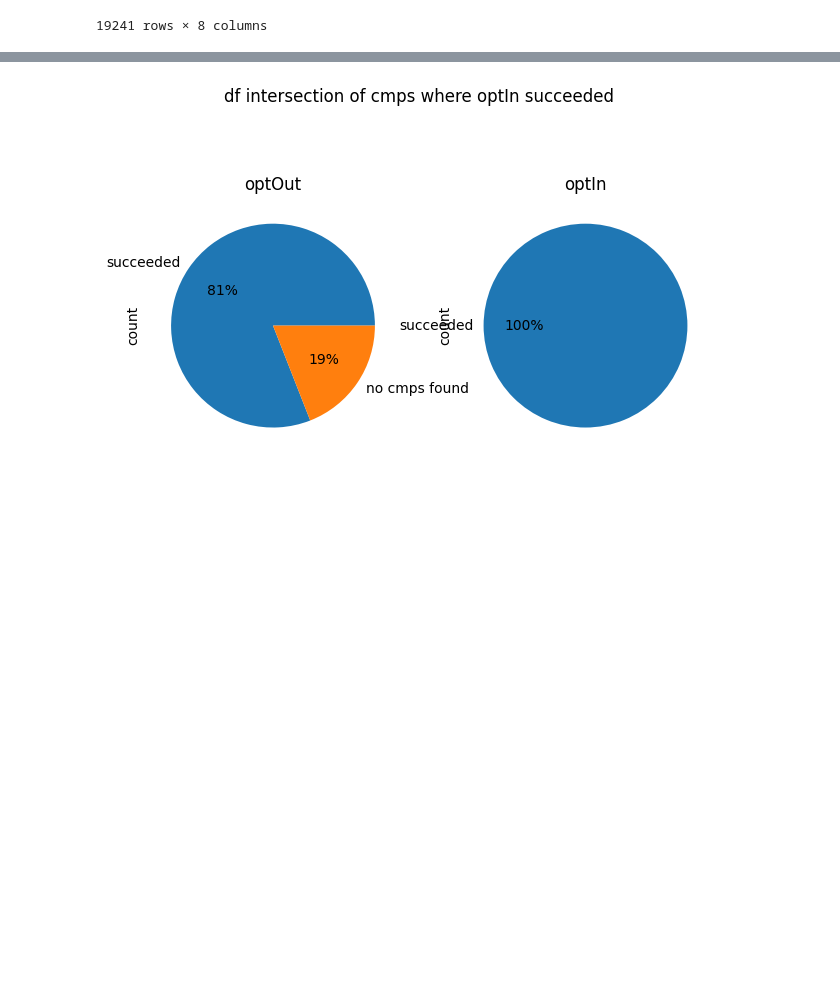
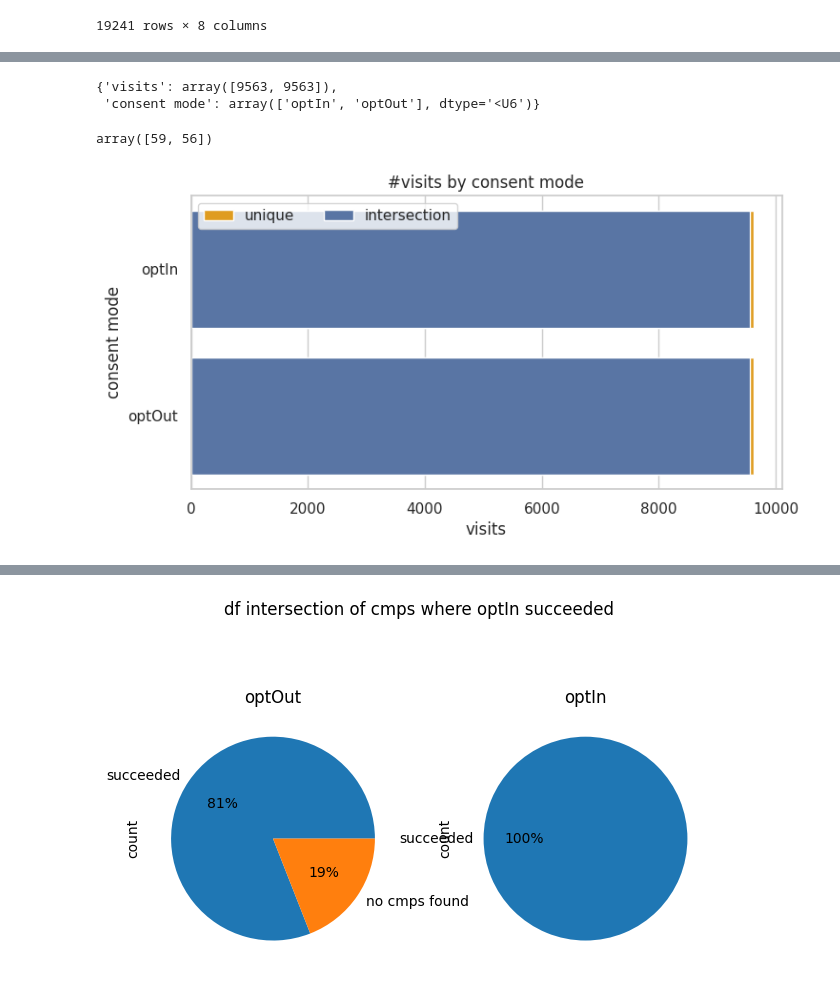
Before and after one commit to woutgit/sendBeacon-crawler, a Jupyter notebook: analysis/load_dataframe.ipynb, the cells around one changed output, grey strips where cells are left out. Saved outputs shown, nothing was run; the diff lists cells and outputs as text; code cells hidden in the pictures; blank space fills up the shorter version.

```diff
--- a/analysis/load_dataframe.ipynb
+++ b/analysis/load_dataframe.ipynb
@@ -50,3 +64,31 @@ The following graph shows the crawler's successful website visits for both the o
+# %%
+
+f, ax = plt.subplots(figsize=(8,4))
+
+intersect_len = len(val)
+successful_visits = {
+    "visits": np.array([intersect_len]*2),
+    "consent mode": np.array(["optIn", "optOut"])
+}
+unique_visits_visits = np.array([len(df_optIn)-intersect_len, len(df_optOut)-intersect_len])
+unique_visits = {
+    "visits": unique_visits_visits+successful_visits['visits'],
+    "type": np.array(["unique", "intersection"]),
+    "consent mode": np.array(["optIn", "optOut"])
+}
+display(successful_visits)
+display(unique_visits_visits)
+
+sns.barplot(y="consent mode", x="visits", data=unique_visits, color="orange", label="unique")
+sns.barplot(y="consent mode", x="visits", data=successful_visits, color="b", label="intersection")
+plt.title("#visits by consent mode")
+ax.legend(ncol=2, loc="upper left", bbox_to_anchor=(0, 1), frameon=True)
+plt.show()
+# %% [output]
+{'visits': array([9563, 9563]),
+ 'consent mode': array(['optIn', 'optOut'], dtype='<U6')}
+array([59, 56])
+[figure, added]
 # %%
 import numpy as np
 val = np.intersect1d(df_optIn['initialUrl'], df_optOut['initialUrl'])
```
Also changed, not shown: parts of 8 cells of this notebook, 8 other files.
